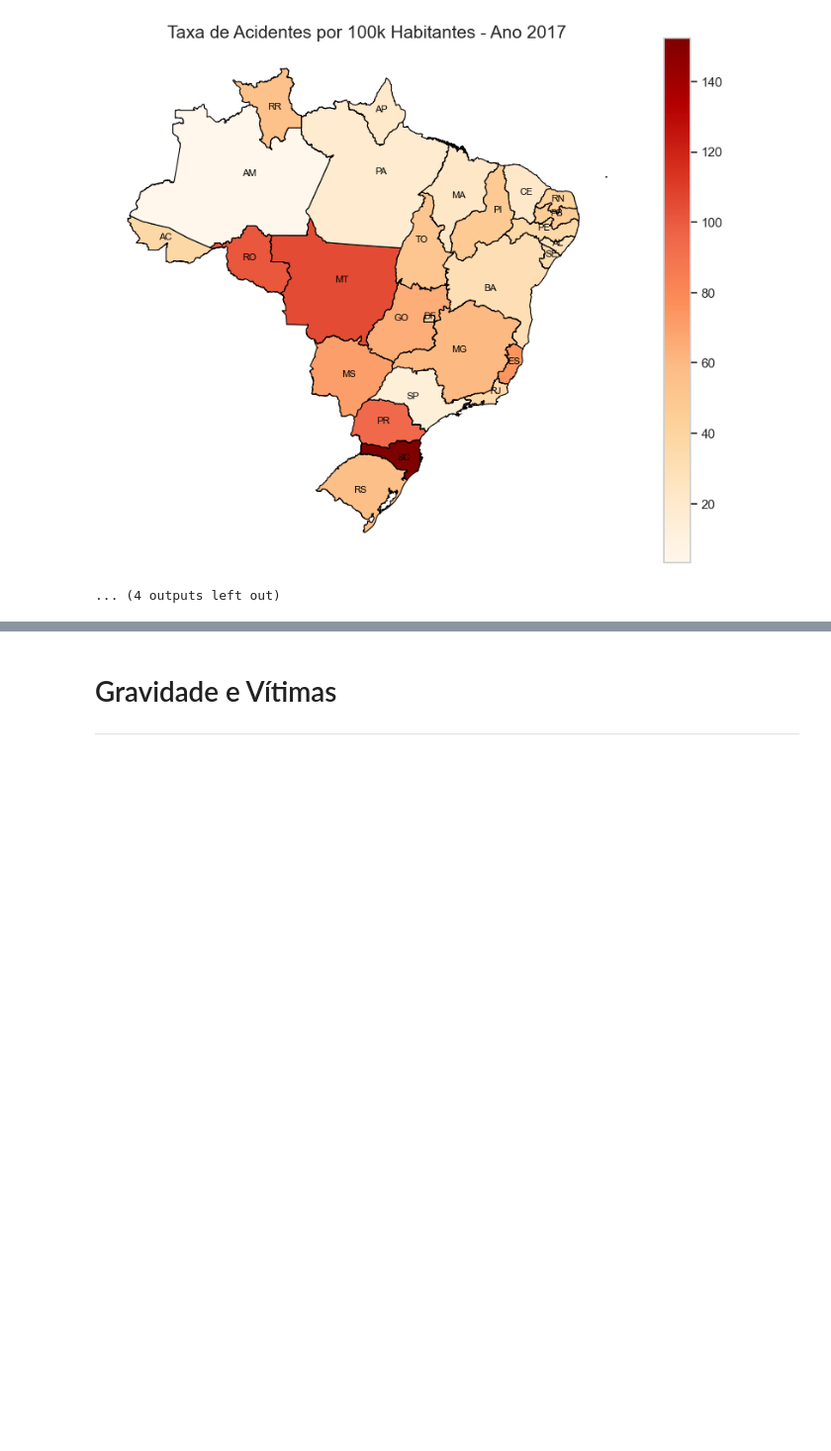
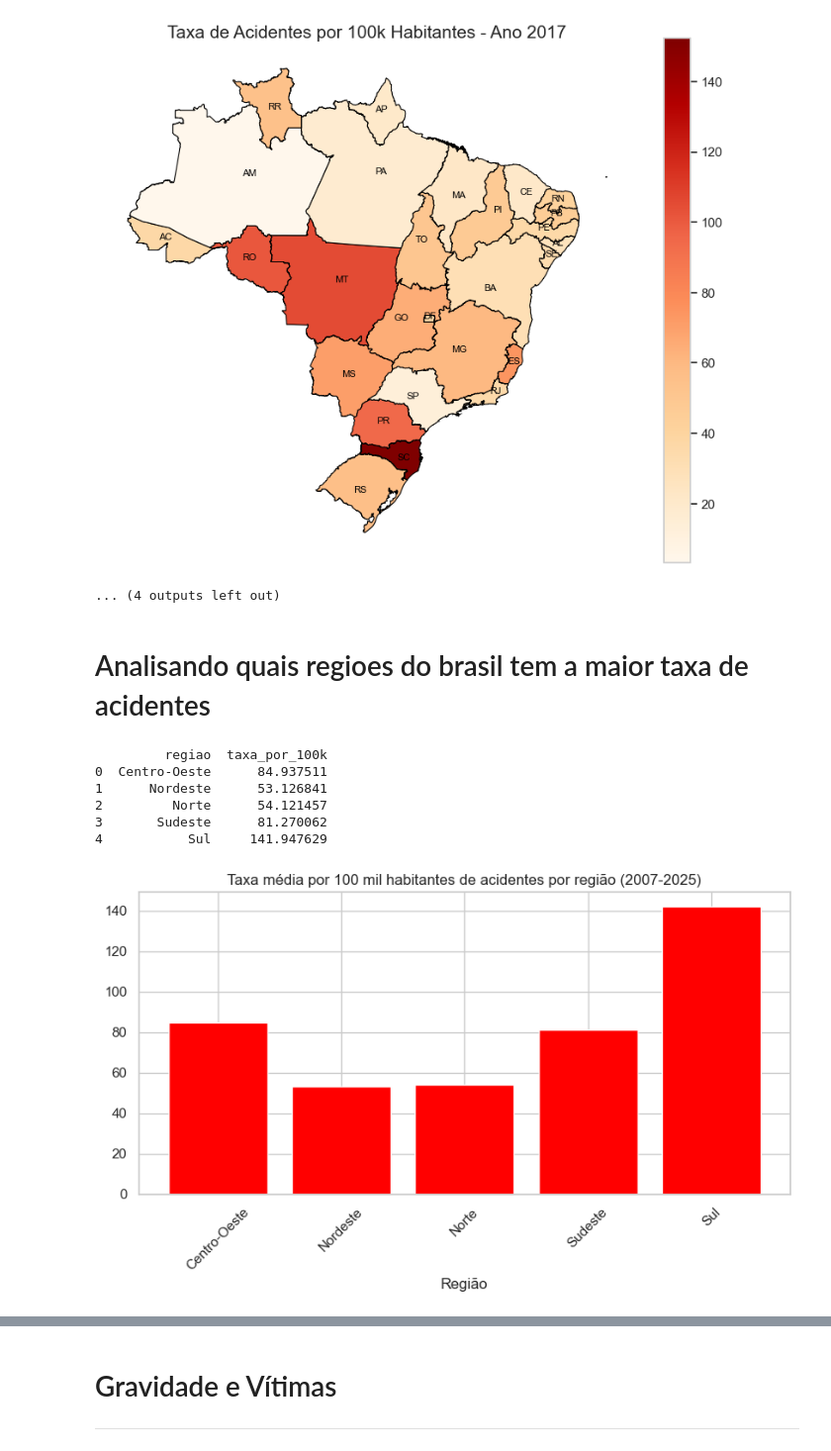
Before and after one commit to henriquesantos007/Trabalho-ICD-2025.1, a Jupyter notebook: meus_testes_01.ipynb, the cells around one changed output, grey strips where cells are left out. Shown at 99% size. Saved outputs shown, nothing was run; the diff lists cells and outputs as text; code cells hidden in the pictures; blank space fills up the shorter version.

```diff
--- a/meus_testes_01.ipynb
+++ b/meus_testes_01.ipynb
@@ -523,3 +537,37 @@ for ano in anos:
 [figure]
 [figure]
 ... (4 outputs left out)
+# %% [markdown]
+# Analisando quais regioes do brasil tem a maior taxa de acidentes
+# %%
+mapa_regioes = {
+    "AC": "Norte", "AP": "Norte", "AM": "Norte", "PA": "Norte", "RO": "Norte", "RR": "Norte", "TO": "Norte",
+    "AL": "Nordeste", "BA": "Nordeste", "CE": "Nordeste", "MA": "Nordeste", "PB": "Nordeste",
+    "PE": "Nordeste", "PI": "Nordeste", "RN": "Nordeste", "SE": "Nordeste",
+    "DF": "Centro-Oeste", "GO": "Centro-Oeste", "MT": "Centro-Oeste", "MS": "Centro-Oeste",
+    "ES": "Sudeste", "MG": "Sudeste", "RJ": "Sudeste", "SP": "Sudeste",
+    "PR": "Sul", "RS": "Sul", "SC": "Sul"
+}
+
+
+dados_completos["regiao"] = dados_completos["uf"].map(mapa_regioes)
+
+
+# agrupa por região e tira média
+taxa_regioes = dados_completos.groupby("regiao")["taxa_por_100k"].mean().reset_index()
+print(taxa_regioes.head())
+plt.figure(figsize=(8,5))
+plt.bar(taxa_regioes["regiao"], taxa_regioes["taxa_por_100k"], color="red", edgecolor="white")
+plt.xlabel("Região")
+plt.title("Taxa média por 100 mil habitantes de acidentes por região (2007-2025)")
+plt.xticks(rotation=45)
+plt.tight_layout()
+plt.show()
+# %% [output]
+         regiao  taxa_por_100k
+0  Centro-Oeste      84.937511
+1      Nordeste      53.126841
+2         Norte      54.121457
+3       Sudeste      81.270062
+4           Sul     141.947629
+[figure, added]
```
Also changed, not shown: parts of 10 cells of this notebook.
